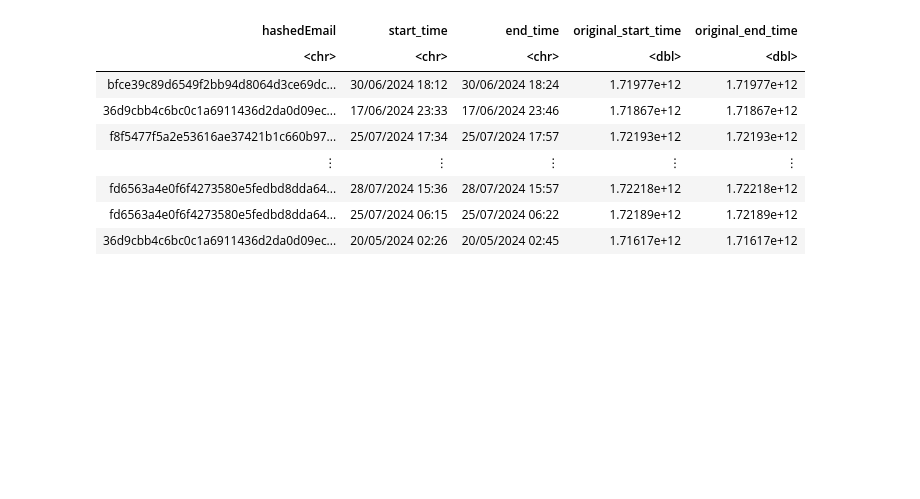
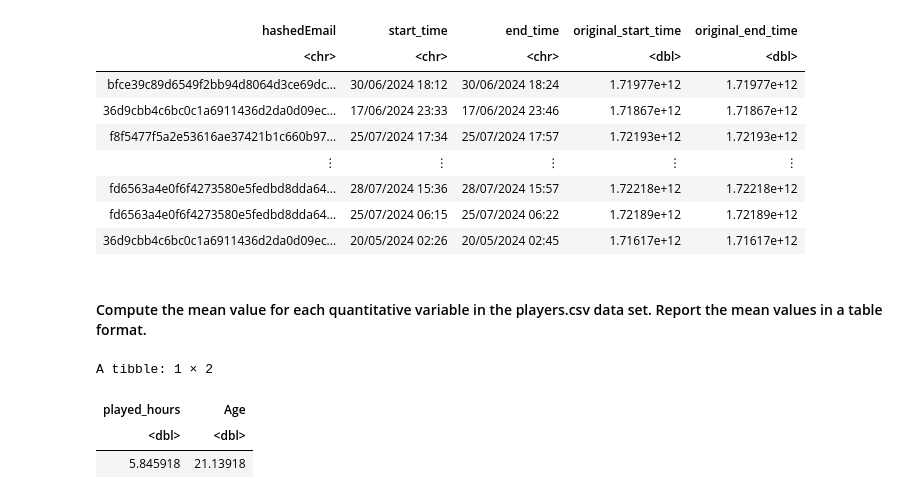
Before and after one commit to RadinAlikhani/dsci100-solo-project, a Jupyter notebook: Individual Project.ipynb, the cells around one changed output. Saved outputs shown, nothing was run; the diff lists cells and outputs as text; code cells hidden in the pictures; blank space fills up the shorter version.

```diff
--- a/Individual Project.ipynb
+++ b/Individual Project.ipynb
@@ -102,3 +103,15 @@ A spec_tbl_df: 1535 × 5
 | fd6563a4e0f6f4273580e5fedbd8dda64... | 28/07/2024 15:36 | 28/07/2024 15:57 | 1.72218e+12 | 1.72218e+12 |
 | fd6563a4e0f6f4273580e5fedbd8dda64... | 25/07/2024 06:15 | 25/07/2024 06:22 | 1.72189e+12 | 1.72189e+12 |
 | 36d9cbb4c6bc0c1a6911436d2da0d09ec... | 20/05/2024 02:26 | 20/05/2024 02:45 | 1.71617e+12 | 1.71617e+12 |
+# %% [markdown]
+#### Compute the mean value for each quantitative variable in the players.csv data set. Report the mean values in a table format.
+# %%
+mean_players<-players|>
+    select(played_hours,Age)|>
+    summarize(across(played_hours:Age, ~ mean(.x, na.rm = TRUE)))
+mean_players
+# %% [output]
+A tibble: 1 × 2
+| played_hours | Age |
+| <dbl> | <dbl> |
+| 5.845918 | 21.13918 |
```
Also changed, not shown: parts of 6 cells of this notebook.
